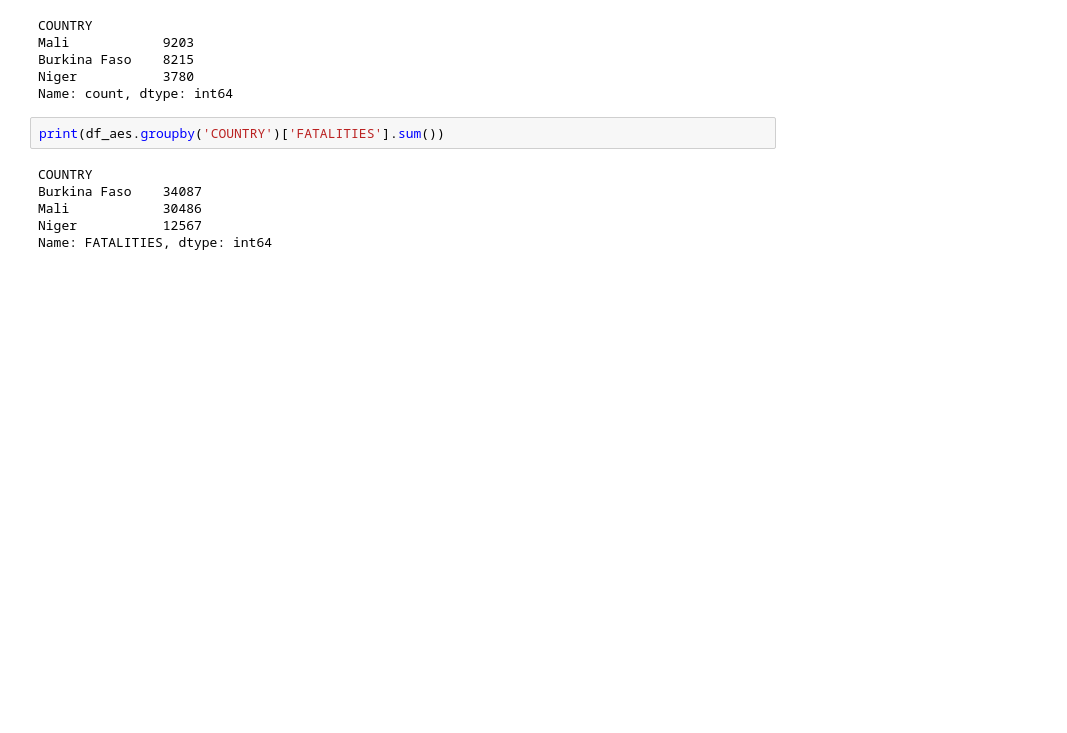
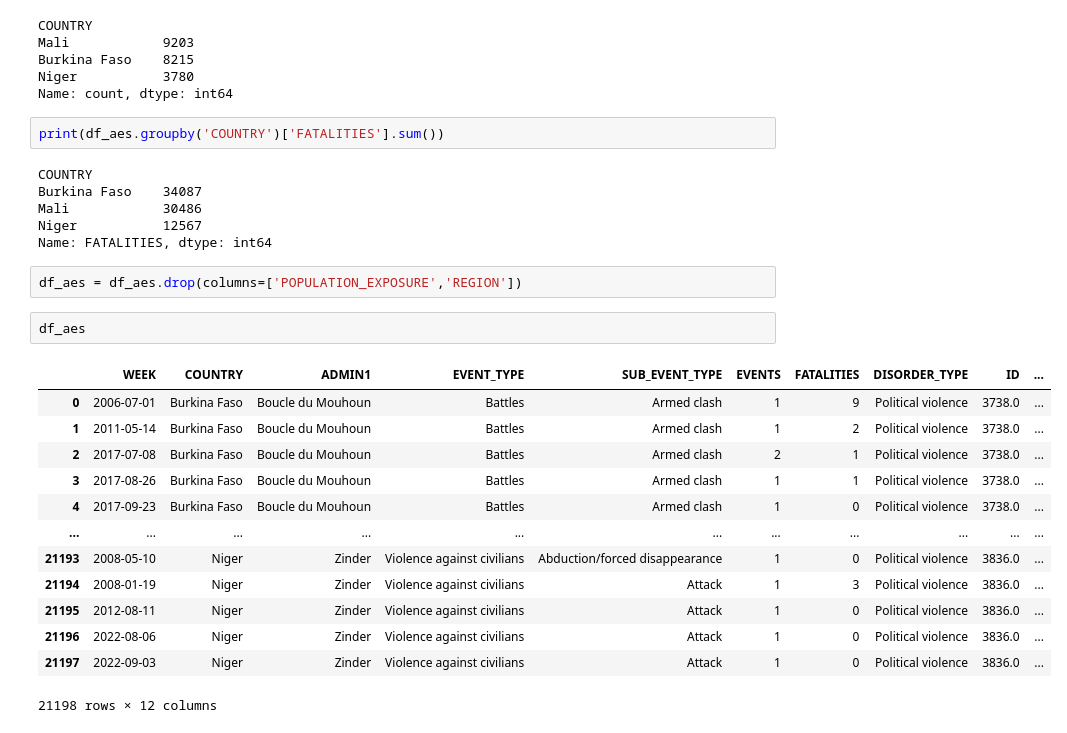
Before and after one commit to Huzair43/sahel-security-analysis, a Jupyter notebook: notebooks/01_data_exploration.ipynb, the cells around one changed output. Saved outputs shown, nothing was run; the diff lists cells and outputs as text; blank space fills up the shorter version.

```diff
--- a/notebooks/01_data_exploration.ipynb
+++ b/notebooks/01_data_exploration.ipynb
@@ -153,3 +153,21 @@ Burkina Faso    34087
 Mali            30486
 Niger           12567
 Name: FATALITIES, dtype: int64
+# %%
+df_aes = df_aes.drop(columns=['POPULATION_EXPOSURE','REGION'])
+# %%
+df_aes
+# %% [output]
+|  | WEEK | COUNTRY | ADMIN1 | EVENT_TYPE | SUB_EVENT_TYPE | EVENTS | FATALITIES | DISORDER_TYPE | ID | ... |
+| 0 | 2006-07-01 | Burkina Faso | Boucle du Mouhoun | Battles | Armed clash | 1 | 9 | Political violence | 3738.0 | ... |
+| 1 | 2011-05-14 | Burkina Faso | Boucle du Mouhoun | Battles | Armed clash | 1 | 2 | Political violence | 3738.0 | ... |
+| 2 | 2017-07-08 | Burkina Faso | Boucle du Mouhoun | Battles | Armed clash | 2 | 1 | Political violence | 3738.0 | ... |
+| 3 | 2017-08-26 | Burkina Faso | Boucle du Mouhoun | Battles | Armed clash | 1 | 1 | Political violence | 3738.0 | ... |
+| 4 | 2017-09-23 | Burkina Faso | Boucle du Mouhoun | Battles | Armed clash | 1 | 0 | Political violence | 3738.0 | ... |
+| ... | ... | ... | ... | ... | ... | ... | ... | ... | ... | ... |
+| 21193 | 2008-05-10 | Niger | Zinder | Violence against civilians | Abduction/forced disappearance | 1 | 0 | Political violence | 3836.0 | ... |
+| 21194 | 2008-01-19 | Niger | Zinder | Violence against civilians | Attack | 1 | 3 | Political violence | 3836.0 | ... |
+| 21195 | 2012-08-11 | Niger | Zinder | Violence against civilians | Attack | 1 | 0 | Political violence | 3836.0 | ... |
+| 21196 | 2022-08-06 | Niger | Zinder | Violence against civilians | Attack | 1 | 0 | Political violence | 3836.0 | ... |
+| 21197 | 2022-09-03 | Niger | Zinder | Violence against civilians | Attack | 1 | 0 | Political violence | 3836.0 | ... |
+21198 rows × 12 columns
```
